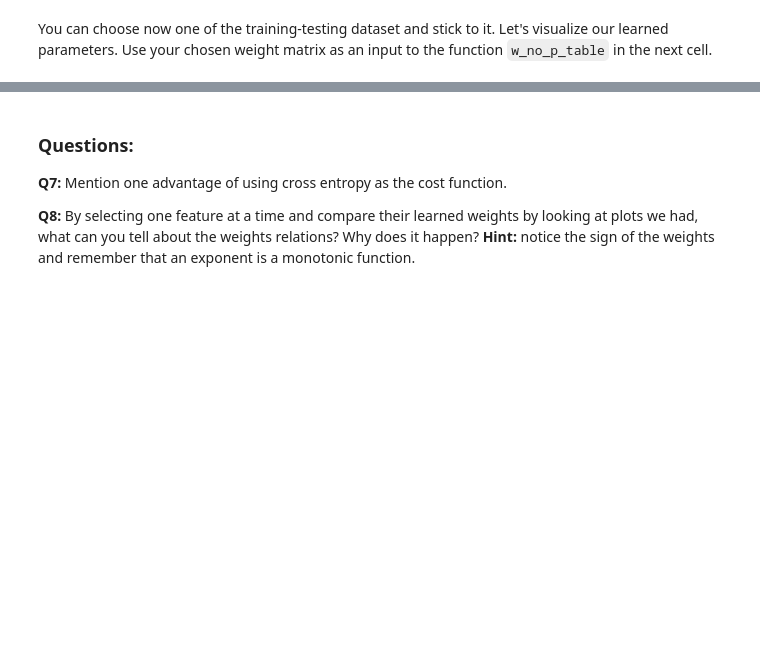
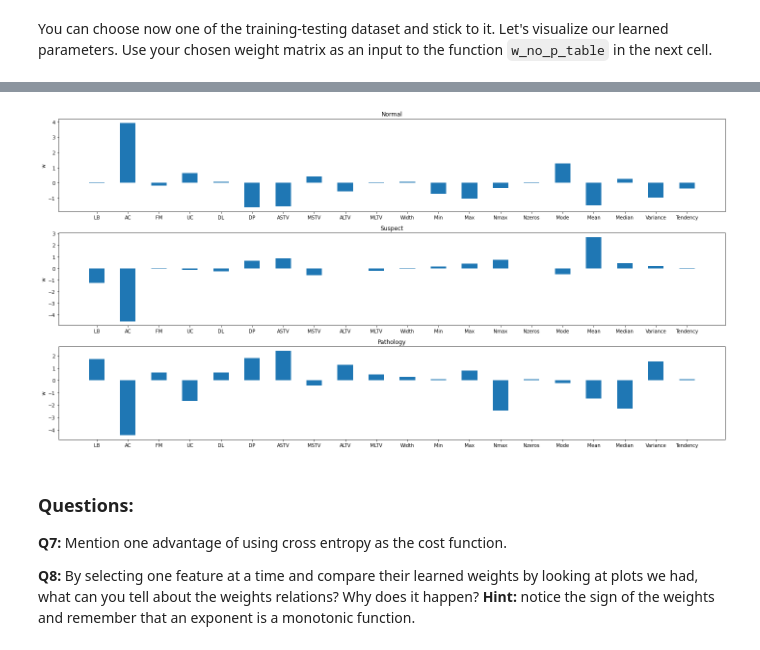
Before and after one commit to mlh-master/hw1_mlh-esti-orel, a Jupyter notebook: HW1.ipynb, the cells around one changed output, grey strips where cells are left out. Cells and saved outputs as stored; diff of their text form; code cells hidden in the pictures; blank space fills up the shorter version.

```diff
--- a/HW1.ipynb
+++ b/HW1.ipynb
@@ -383,6 +383,6 @@ F1 score is: 80.78%
 # %% [markdown]
 You can choose now one of the training-testing dataset and stick to it. Let's visualize our learned parameters. Use your chosen weight matrix as an input to the function `w_no_p_table` in the next cell.
 # %%
-input_mat =  # Fill this argument
+input_mat = w_norm_std # Fill this argument
 w_no_p_table(input_mat,orig_feat)
 # %% [output]
@@ -390,3 +389,4 @@ SyntaxError: invalid syntax (<ipython-input-21-6fc7d0b3ca0c>, line 1)
+[figure, added]
 # %% [markdown]
 ### Questions:
 **Q7:** Mention one advantage of using cross entropy as the cost function.
```
Also changed, not shown: parts of 12 cells of this notebook, 1 other file.
